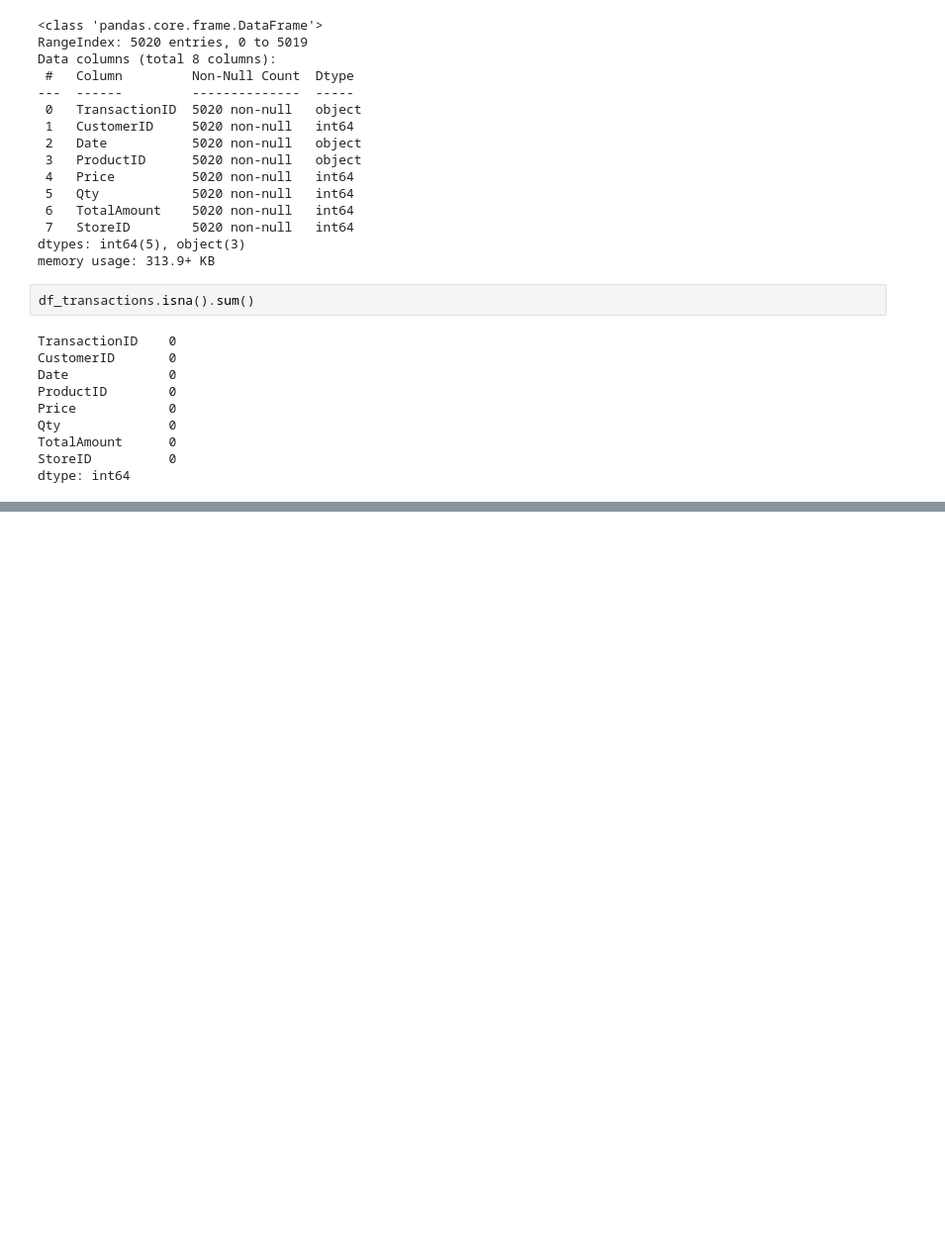
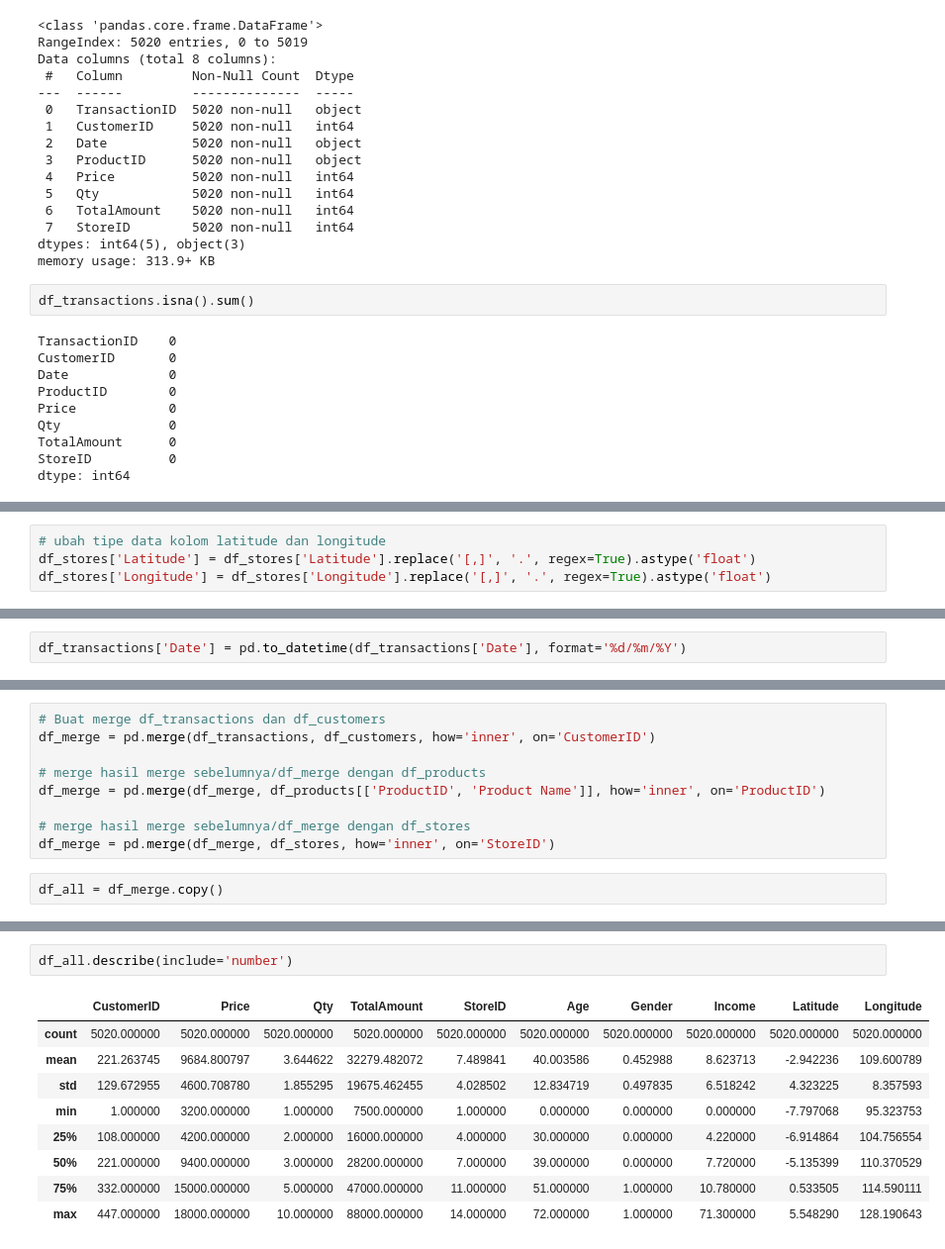
Before and after one commit to Faridwm/PBI_Rakamin-X-Kalbe_Data-Scientist, a Jupyter notebook: PBI ML.ipynb, the cells around one changed output, grey strips where cells are left out. Shown at 99% size. Saved outputs shown, nothing was run; the diff lists cells and outputs as text; blank space fills up the shorter version.

Commit message:
1. Edit file PBI ML.ipynb     - load datasets     - cleaning datasets, handle missing value and data types     - merge all datasets     - memunculkan hasil descriptive analysis

```diff
--- a/PBI ML.ipynb
+++ b/PBI ML.ipynb
@@ -160,0 +195,4 @@ dtype: int64
+# %%
+# ubah tipe data kolom latitude dan longitude
+df_stores['Latitude'] = df_stores['Latitude'].replace('[,]', '.', regex=True).astype('float')
+df_stores['Longitude'] = df_stores['Longitude'].replace('[,]', '.', regex=True).astype('float')
@@ -160,0 +217,2 @@ dtype: int64
+# %%
+df_transactions['Date'] = pd.to_datetime(df_transactions['Date'], format='%d/%m/%Y')
@@ -160,0 +239,11 @@ dtype: int64
+# %%
+# Buat merge df_transactions dan df_customers
+df_merge = pd.merge(df_transactions, df_customers, how='inner', on='CustomerID')
+
+# merge hasil merge sebelumnya/df_merge dengan df_products
+df_merge = pd.merge(df_merge, df_products[['ProductID', 'Product Name']], how='inner', on='ProductID')
+
+# merge hasil merge sebelumnya/df_merge dengan df_stores
+df_merge = pd.merge(df_merge, df_stores, how='inner', on='StoreID')
+# %%
+df_all = df_merge.copy()
@@ -160,0 +281,12 @@ dtype: int64
+# %%
+df_all.describe(include='number')
+# %% [output]
+|  | CustomerID | Price | Qty | TotalAmount | StoreID | Age | Gender | Income | Latitude | Longitude |
+| count | 5020.000000 | 5020.000000 | 5020.000000 | 5020.000000 | 5020.000000 | 5020.000000 | 5020.000000 | 5020.000000 | 5020.000000 | 5020.000000 |
+| mean | 221.263745 | 9684.800797 | 3.644622 | 32279.482072 | 7.489841 | 40.003586 | 0.452988 | 8.623713 | -2.942236 | 109.600789 |
+| std | 129.672955 | 4600.708780 | 1.855295 | 19675.462455 | 4.028502 | 12.834719 | 0.497835 | 6.518242 | 4.323225 | 8.357593 |
+| min | 1.000000 | 3200.000000 | 1.000000 | 7500.000000 | 1.000000 | 0.000000 | 0.000000 | 0.000000 | -7.797068 | 95.323753 |
+| 25% | 108.000000 | 4200.000000 | 2.000000 | 16000.000000 | 4.000000 | 30.000000 | 0.000000 | 4.220000 | -6.914864 | 104.756554 |
+| 50% | 221.000000 | 9400.000000 | 3.000000 | 28200.000000 | 7.000000 | 39.000000 | 0.000000 | 7.720000 | -5.135399 | 110.370529 |
+| 75% | 332.000000 | 15000.000000 | 5.000000 | 47000.000000 | 11.000000 | 51.000000 | 1.000000 | 10.780000 | 0.533505 | 114.590111 |
+| max | 447.000000 | 18000.000000 | 10.000000 | 88000.000000 | 14.000000 | 72.000000 | 1.000000 | 71.300000 | 5.548290 | 128.190643 |
```
Also changed, not shown: parts of 16 cells of this notebook.
